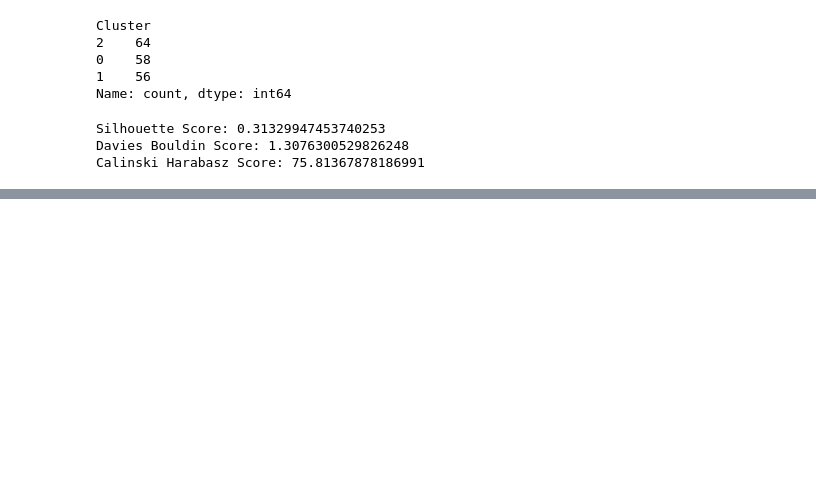
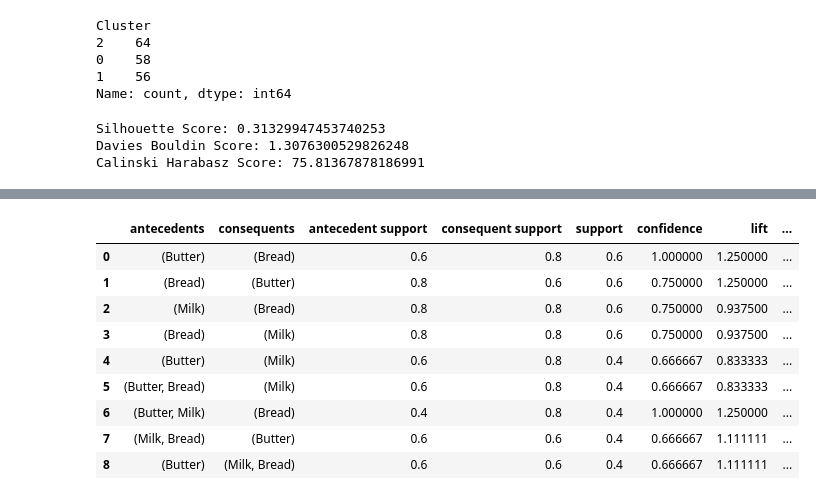
Before and after one commit to amandeep-singh28/Machine-Learning-Revision, a Jupyter notebook: 02_Practice.ipynb, the cells around one changed output, grey strips where cells are left out. Cells and saved outputs as stored; diff of their text form; code cells hidden in the pictures; blank space fills up the shorter version.

Commit message:
Apriori Algorithm

```diff
--- a/02_Practice.ipynb
+++ b/02_Practice.ipynb
@@ -838,0 +874,12 @@ Calinski Harabasz Score: 75.81367878186991
+# %%
+transactions = [
+ ['Milk','Bread','Butter'],
+ ['Milk','Diaper'],
+ ['Milk','Bread'],
+ ['Bread','Butter'],
+ ['Milk','Bread','Butter']
+]
+# %%
+te = TransactionEncoder()
+te_data = te.fit(transactions).transform(transactions)
+te_data
@@ -838,0 +892,3 @@ Calinski Harabasz Score: 75.81367878186991
+# %%
+df1 = pd.DataFrame(te_data, columns=te.columns_)
+df1.head()
@@ -838,0 +902,16 @@ Calinski Harabasz Score: 75.81367878186991
+# %%
+frequent_itemsets1 = apriori(df1, min_support=0.4, use_colnames=True)
+# %%
+rules1 = association_rules(frequent_itemsets1, metric="confidence", min_threshold=0.6)
+rules1
+# %% [output]
+|  | antecedents | consequents | antecedent support | consequent support | support | confidence | lift | ... |
+| 0 | (Butter) | (Bread) | 0.6 | 0.8 | 0.6 | 1.000000 | 1.250000 | ... |
+| 1 | (Bread) | (Butter) | 0.8 | 0.6 | 0.6 | 0.750000 | 1.250000 | ... |
+| 2 | (Milk) | (Bread) | 0.8 | 0.8 | 0.6 | 0.750000 | 0.937500 | ... |
+| 3 | (Bread) | (Milk) | 0.8 | 0.8 | 0.6 | 0.750000 | 0.937500 | ... |
+| 4 | (Butter) | (Milk) | 0.6 | 0.8 | 0.4 | 0.666667 | 0.833333 | ... |
+| 5 | (Butter, Bread) | (Milk) | 0.6 | 0.8 | 0.4 | 0.666667 | 0.833333 | ... |
+| 6 | (Butter, Milk) | (Bread) | 0.4 | 0.8 | 0.4 | 1.000000 | 1.250000 | ... |
+| 7 | (Milk, Bread) | (Butter) | 0.6 | 0.6 | 0.4 | 0.666667 | 1.111111 | ... |
+| 8 | (Butter) | (Milk, Bread) | 0.6 | 0.6 | 0.4 | 0.666667 | 1.111111 | ... |
```
Also changed, not shown: parts of 9 cells of this notebook.
